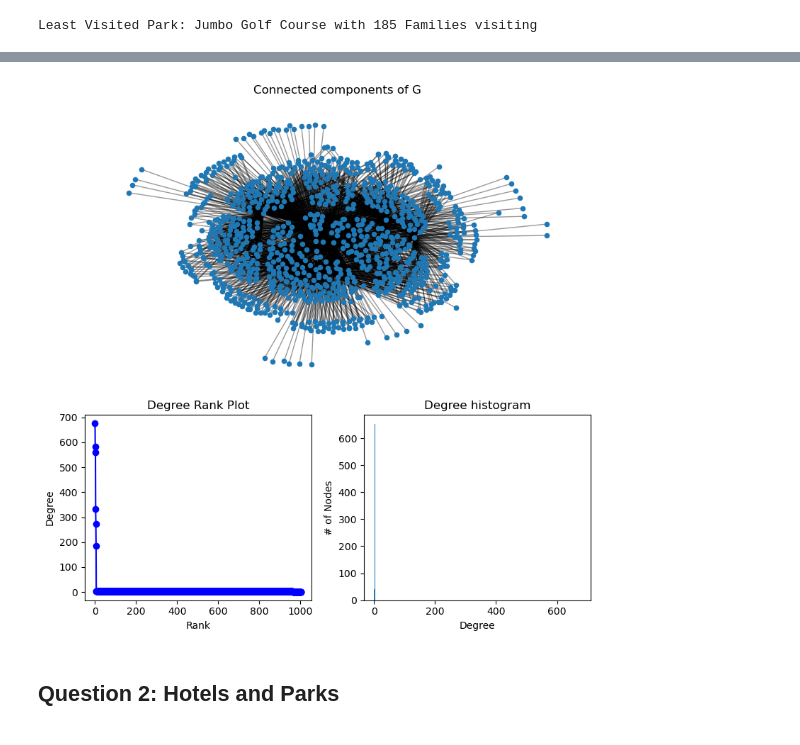
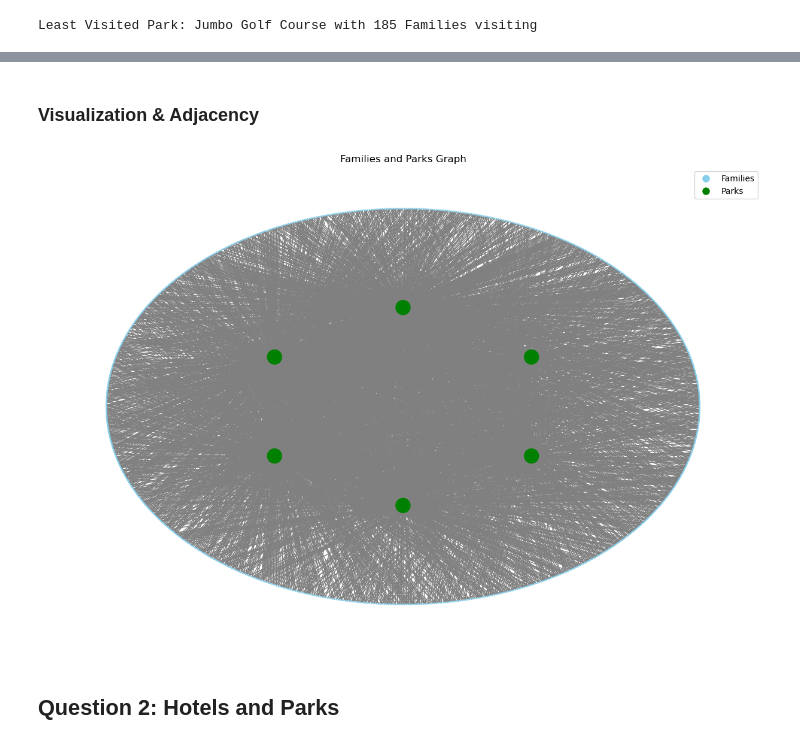
Before and after one commit to coopergolemme/cs142, a Jupyter notebook: hw0/hw0.ipynb, the cells around one changed output, grey strips where cells are left out. Drawn from its saved outputs; the diff is of its cells as text; code cells hidden in the pictures.

```diff
--- a/hw0/hw0.ipynb
+++ b/hw0/hw0.ipynb
@@ -5,10 +8,10 @@ import networkx as nx
 # %% [markdown]
 ## Data
 # %%
-filename = "../data/JumboWorld.txt"
+jumbo_world_data_source = "../data/JumboWorld.txt"
 
-data = pd.read_csv(filename, delimiter="\t")
-data
+jumbo_world_df = pd.read_csv(jumbo_world_data_source, delimiter="\t")
+jumbo_world_df
 # %% [output]
 |  | Family | Hotel | Park | Day |
 | 0 | Smith | Tusk Hotel | Jumbo Kingdom | Friday |
@@ -31,7 +42,7 @@ data
 
 G = nx.Graph()
 
-header_row = data.columns.tolist()
+header_row = jumbo_world_df.columns.tolist()
 
-for index, row in data.iterrows():
+for index, row in jumbo_world_df.iterrows():
     G.add_edge(row['Family'], row['Park'])
@@ -61,34 +66,28 @@ plt.show()
-# %%
-
-
-degree_sequence = sorted((d for n, d in G.degree()), reverse=True)
-dmax = max(degree_sequence)
-
-fig = plt.figure("Degree of a random graph", figsize=(8, 8))
-# Create a gridspec for adding subplots of different sizes
-axgrid = fig.add_gridspec(5, 4)
-
-ax0 = fig.add_subplot(axgrid[0:3, :])
-Gcc = G.subgraph(sorted(nx.connected_components(G), key=len, reverse=True)[0])
-pos = nx.spring_layout(Gcc, seed=10396953)
-nx.draw_networkx_nodes(Gcc, pos, ax=ax0, node_size=20)
-nx.draw_networkx_edges(Gcc, pos, ax=ax0, alpha=0.4)
-ax0.set_title("Connected components of G")
-ax0.set_axis_off()
-
-ax1 = fig.add_subplot(axgrid[3:, :2])
-ax1.plot(degree_sequence, "b-", marker="o")
-ax1.set_title("Degree Rank Plot")
-ax1.set_ylabel("Degree")
-ax1.set_xlabel("Rank")
-
-ax2 = fig.add_subplot(axgrid[3:, 2:])
-ax2.bar(*np.unique(degree_sequence, return_counts=True))
-ax2.set_title("Degree histogram")
-ax2.set_xlabel("Degree")
-ax2.set_ylabel("# of Nodes")
-
-fig.tight_layout()
-plt.show()
-# %% [output]
-[figure, removed]
+# %% [markdown]
+### Visualization & Adjacency
+# %%
+from matplotlib.lines import Line2D
+
+plt.figure(figsize=(12, 8))
+
+# Get the list of parks
+parks = jumbo_world_df["Park"].unique()
+
+# Create a shell layout with parks in the inner shell and families in the outer shell
+shell_layout = nx.shell_layout(G, nlist=[parks, [node for node in G.nodes() if node not in parks]])
+
+# Create a color map for nodes and adjust sizes
+node_colors = ["skyblue" if node not in parks else "green" for node in G.nodes()]
+node_sizes = [1 if node not in parks else 300 for node in G.nodes()]
+
+nx.draw(G, shell_layout, with_labels=False, node_size=node_sizes, node_color=node_colors, font_size=3, font_color="black", font_weight="bold", edge_color="gray")
+plt.title("Families and Parks Graph")
+
+# Create a custom legend
+legend_elements = [Line2D([0], [0], marker='o', color='w', label='Families', markersize=10, markerfacecolor='skyblue'),
+                   Line2D([0], [0], marker='o', color='w', label='Parks', markersize=10, markerfacecolor='green')]
+
+plt.legend(handles=legend_elements)
+plt.show()
+# %% [output]
+[figure, added]
```
Also changed, not shown: parts of 18 cells of this notebook, 5 other files.
